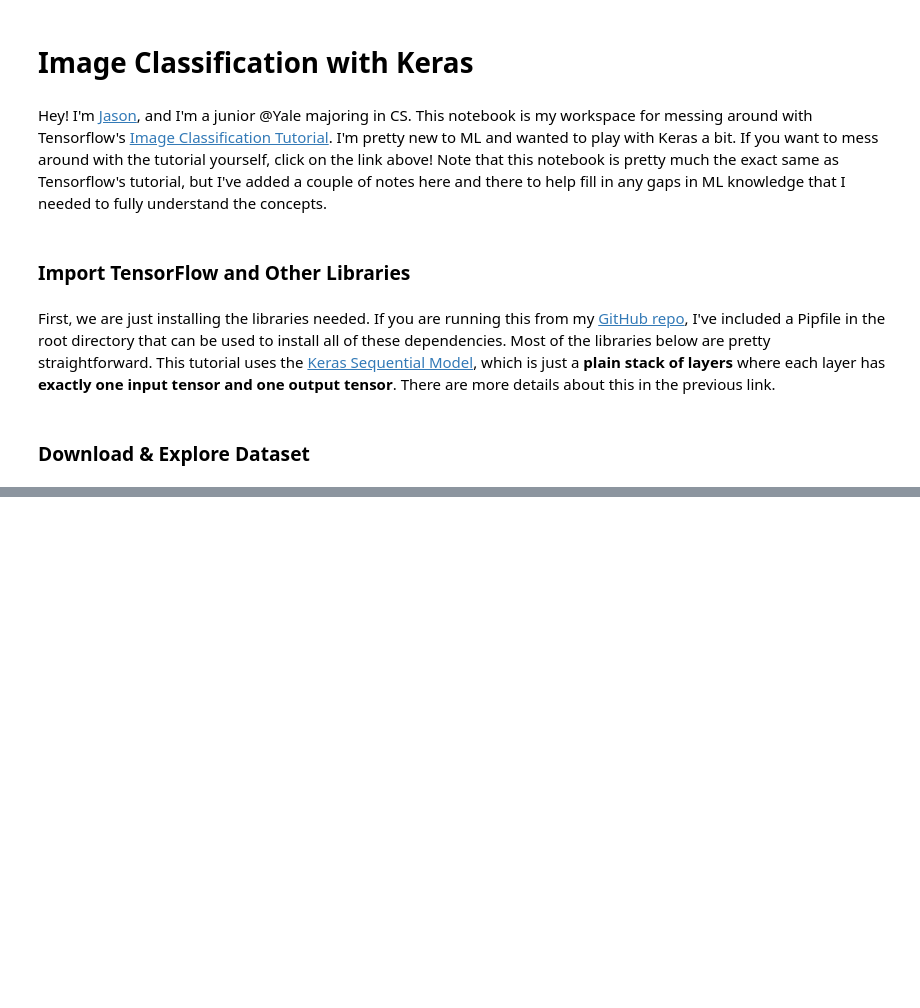
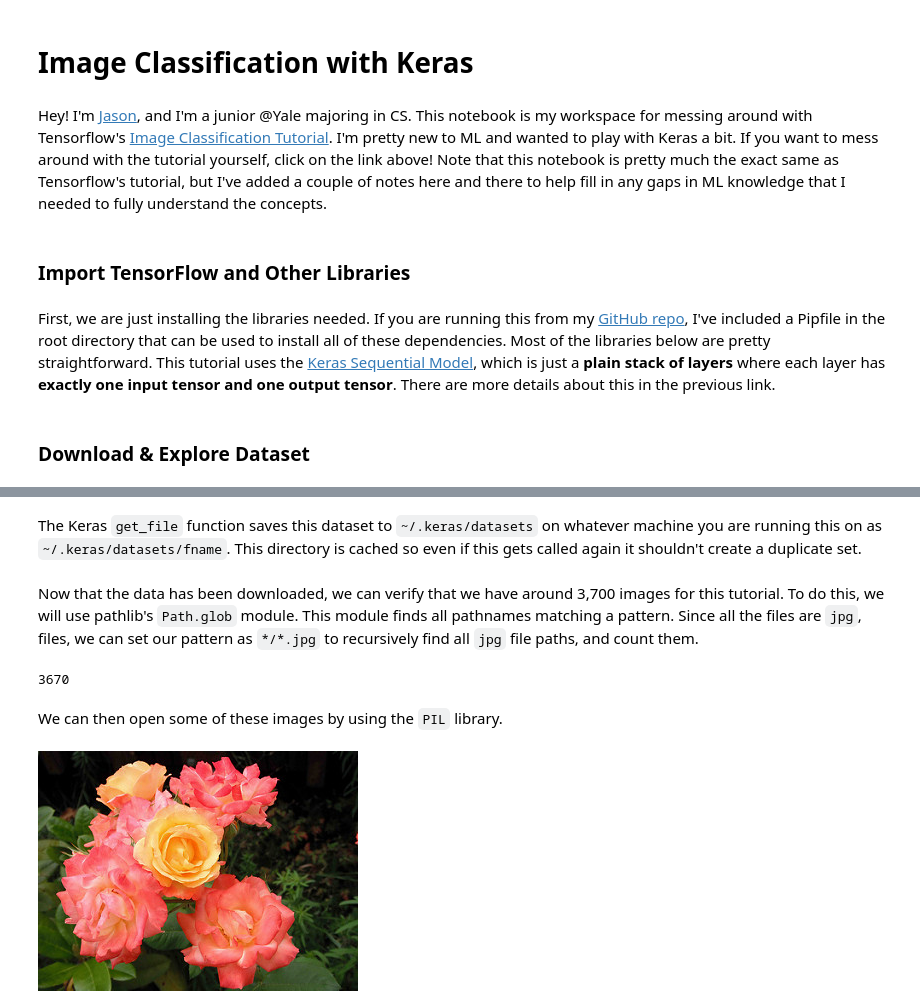
Before and after one commit to jasonwu2153/flower-image-classifier-tutorial, a Jupyter notebook: notebook.ipynb, the cells around one changed output, grey strips where cells are left out. Cells and saved outputs as stored; diff of their text form; code cells hidden in the pictures; blank space fills up the shorter version.

Commit message:
added most of tutorial

```diff
--- a/notebook.ipynb
+++ b/notebook.ipynb
@@ -22,0 +32,21 @@ Tensorflow's tutorial comes with a dataset of 3,700 flower images organized with
+# %% [markdown]
+The Keras `get_file` function saves this dataset to `~/.keras/datasets` on whatever machine you are running this on as `~/.keras/datasets/fname`. This directory is cached so even if this gets called again it shouldn't create a duplicate set.
+# %%
+from pathlib import Path
+dataset_url = "https://storage.googleapis.com/download.tensorflow.org/example_images/flower_photos.tgz"
+data_dir = tf.keras.utils.get_file('flower_photos', origin=dataset_url, untar=True)
+data_dir = Path(data_dir)
+# %% [markdown]
+Now that the data has been downloaded, we can verify that we have around 3,700 images for this tutorial. To do this, we will use pathlib's `Path.glob` module. This module finds all pathnames matching a pattern. Since all the files are `jpg`, files, we can set our pattern as `*/*.jpg` to recursively find all `jpg` file paths, and count them.
+# %%
+image_count = len(list(data_dir.glob('*/*.jpg')))
+print(image_count)
+# %% [output]
+3670
+# %% [markdown]
+We can then open some of these images by using the `PIL` library.
+# %%
+roses = list(data_dir.glob('roses/*'))
+PIL.Image.open(str(roses[0]))
+# %% [output]
+[figure, added]
```
Also changed, not shown: parts of 62 cells of this notebook.
